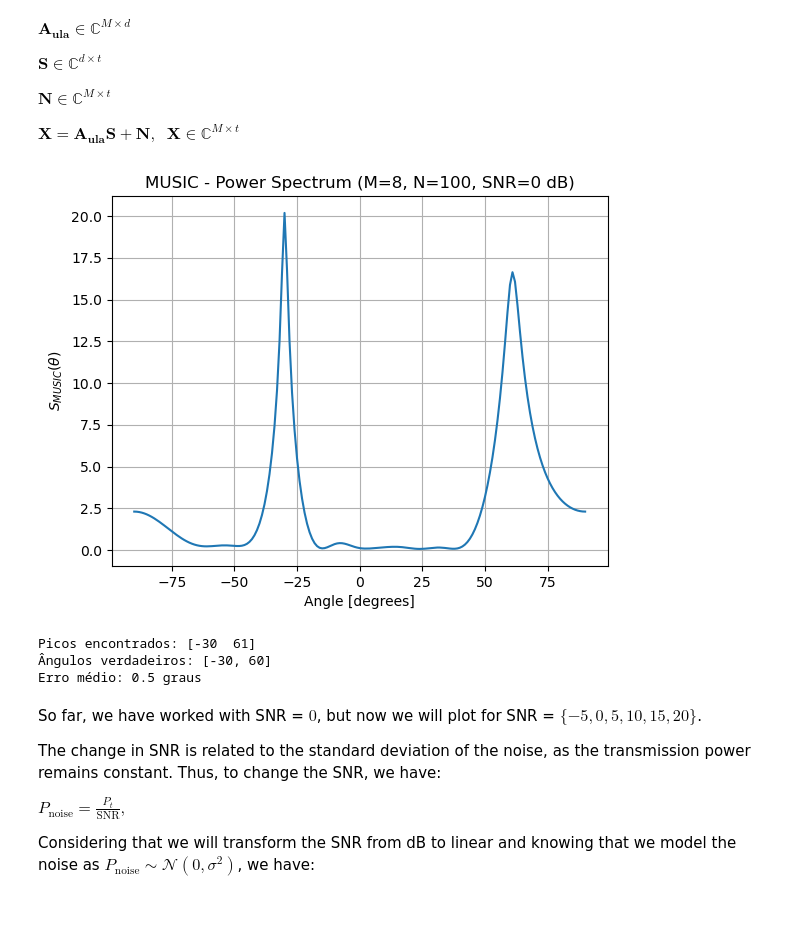
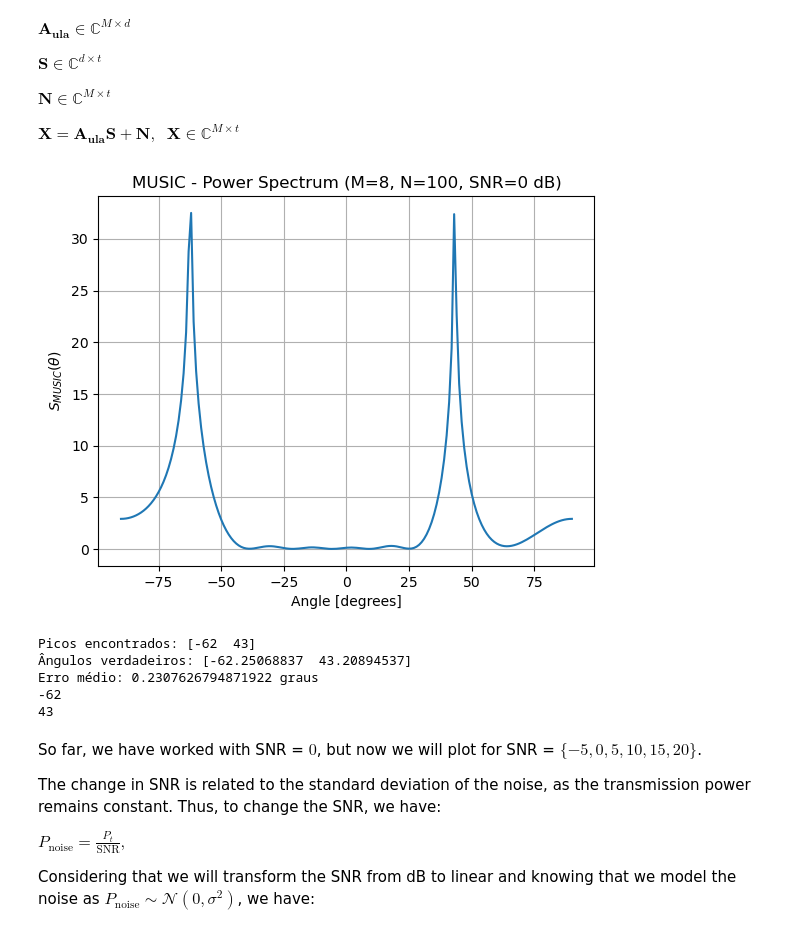
Before and after one commit to vitorfraga12/AICT-1, a Jupyter notebook: DoA Estimation.ipynb, the cells around one changed output. Cells and saved outputs as stored; diff of their text form; code cells hidden in the pictures.

Commit message:
Atualização com erros

```diff
--- a/DoA Estimation.ipynb
+++ b/DoA Estimation.ipynb
@@ -41,29 +41,36 @@ $\mathbf{N} \in \mathbb{C}^{M \times t}$
 
 $\mathbf{X} = \mathbf{A_{ula}}\mathbf{S}+\mathbf{N},\;$ $\mathbf{X} \in \mathbb{C}^{M \times t}$
 # %%
+
+
+theta_i = generate_angles_with_min_diff(d_arrival, 20)
 
 A_ula = gerate_a_ula(m_antennas, d_arrival, theta_i)
 
 angles, p_spectrum = generate_music(A_ula, d_arrival, t_snapshot, m_antennas, snr)
 
 
 # Plotando o espectro de potência
 plt.plot(angles, lin2db(p_spectrum))
 plt.xlabel('Angle [degrees]')
 plt.ylabel('$S_{MUSIC}(\\theta)$')
 plt.title(f'MUSIC - Power Spectrum (M={m_antennas}, N={t_snapshot}, SNR={snr} dB)')
 plt.grid()
 plt.show()
 
 picos, _ = find_peaks_d(p_spectrum, d_arrival)
 print(f'Picos encontrados: {picos}')
 print(f'Ângulos verdadeiros: {theta_i}')
-print(f'Erro médio: {np.mean(np.abs(picos - theta_i))} graus')
+print(f'Erro médio: {np.sqrt(np.mean(np.abs(picos - theta_i)**2))} graus')
+print(picos[0])
+print(picos[1])
 # %% [output]
-[figure, old version]
+[figure, new version]
-Picos encontrados: [-30  61]
-Ângulos verdadeiros: [-30, 60]
-Erro médio: 0.5 graus
+Picos encontrados: [-62  43]
+Ângulos verdadeiros: [-62.25068837  43.20894537]
+Erro médio: 0.2307626794871922 graus
+-62
+43
 # %% [markdown]
 So far, we have worked with SNR = $0$, but now we will plot for SNR = $ \{-5, 0, 5, 10, 15, 20\}$.
 
```
Also changed, not shown: parts of 5 cells of this notebook, 4 other files.
